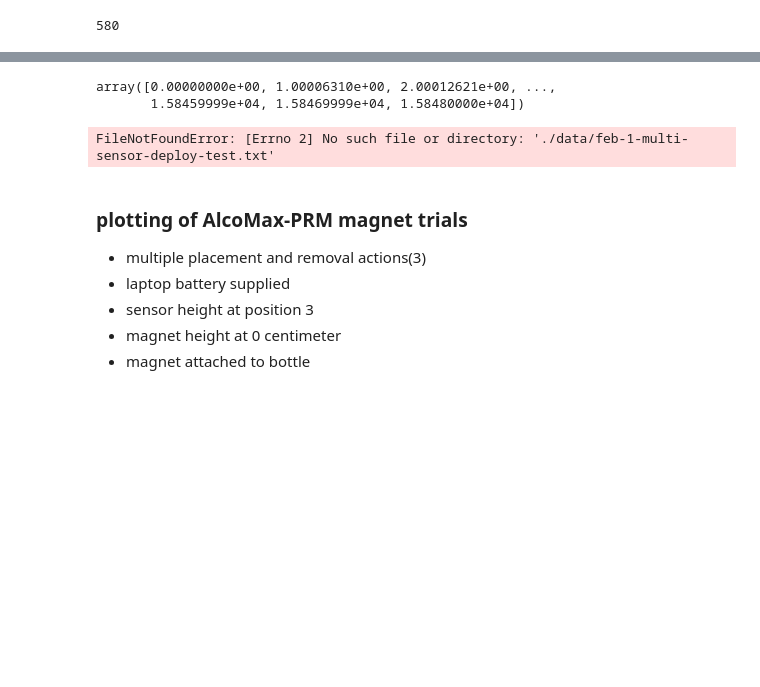
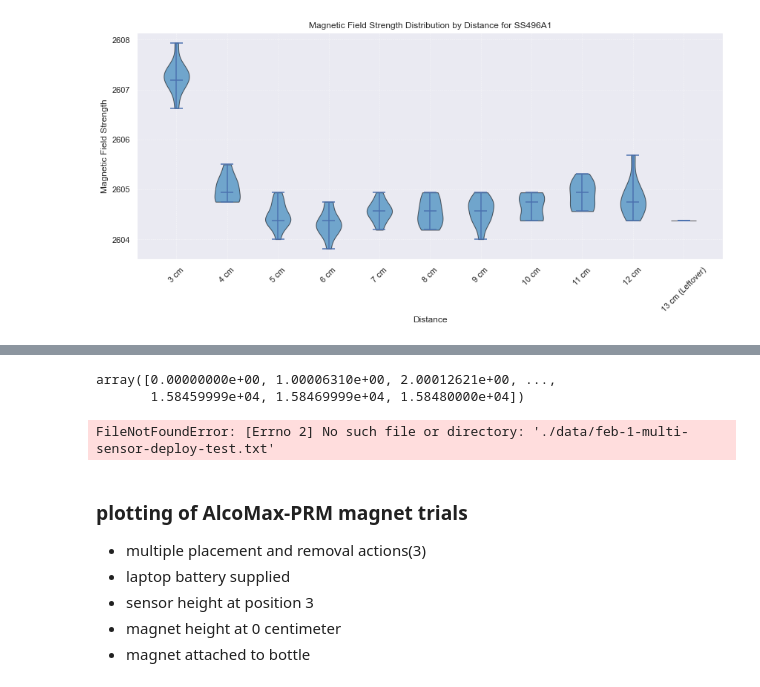
Before and after one commit to CodyWangYaohui/EcoMAT, a Jupyter notebook: data_analysis/data-acquisition-pre-processing-plotting.ipynb, the cells around one changed output, grey strips where cells are left out. Drawn from its saved outputs; the diff is of its cells as text; code cells hidden in the pictures; blank space fills up the shorter version.

Commit message:
added x-lateration with diverse anchor numbers data

```diff
--- a/data_analysis/data-acquisition-pre-processing-plotting.ipynb
+++ b/data_analysis/data-acquisition-pre-processing-plotting.ipynb
@@ -9,3 +9,7 @@ import pandas as pd
 
 import seaborn as sns
 sns.set_theme()
+# %%
+ss496a1_raw = pd.read_csv(file_path, names=["ss496a1"])
+data = ss496a1_raw['ss496a1'].to_numpy()
+data
@@ -12,7 +34,63 @@ sns.set_theme()
 # %%
-drv425evm_raw = pd.read_csv("./nov-9-drv425-prlm-stm32-distance-test.txt", names=["prlm_drv425"])
+import pandas as pd
+import numpy as np
+import matplotlib.pyplot as plt
+
+def plot_ss496_test(file_path, start_distance=1, chunk_size=11):
+    # Load the data from a CSV file
+    ss496a1_raw = pd.read_csv(file_path, names=["ss496a1"])
+
+    # Convert data to numpy array for easier manipulation
+    data = ss496a1_raw['ss496a1'].to_numpy()
+
+    # Calculate the starting index based on the starting distance
+    # start_distance of 1 corresponds to index 0; start_distance of 15 corresponds to index 140 (when chunk_size=11)
+    start_index = (start_distance - 1) * chunk_size
+    if start_index >= len(data):
+        raise ValueError("Starting distance is out of the range of the dataset")
+
+    # Slice the data starting from the calculated start index
+    data_sliced = data[start_index:]
+
+    # Determine how many full groups we have based on the chunk size
+    num_groups = len(data_sliced) // chunk_size
+    leftover = len(data_sliced) % chunk_size
+
+    # Prepare data for plotting
+    distances = [f"{start_distance + i} cm" for i in range(num_groups)]
+    violin_data = [data_sliced[i * chunk_size: (i + 1) * chunk_size] for i in range(num_groups)]
+
+    # Check if there are any leftover data points
+    if leftover > 0:
+        violin_data.append(data_sliced[-leftover:])
+        distances.append(f"{start_distance + num_groups} cm (Leftover)")
+
+    # Create a figure and a set of subplots
+    fig, ax = plt.subplots(figsize=(12, 6))
+
+    # Create the violin plot
+    parts = ax.violinplot(violin_data, showmeans=False, showmedians=True)
+
+    # Customize the violin plot colors and appearance
+    for pc in parts['bodies']:
+        pc.set_facecolor('#1f77b4')
+        pc.set_edgecolor('black')
+        pc.set_alpha(0.6)
+
+    # Customizing axis labels and title
+    ax.set_xticks(np.arange(1, len(distances) + 1))
+    ax.set_xticklabels(distances)
+    ax.set_xlabel('Distance')
+    ax.set_ylabel('Magnetic Field Strength')
+    ax.set_title('Magnetic Field Strength Distribution by Distance for SS496A1')
+    ax.grid(True, linestyle='--', linewidth=0.5, alpha=0.7)
+
+    plt.xticks(rotation=45)
+    plt.tight_layout()
+    plt.show()
+
+# Example function call with starting distance of 15 and chunk size of 11
+file_path = "./nov-9-ss496a1-prlm-stm32-test.txt"
+plot_ss496_test(file_path, start_distance=3, chunk_size=11)
+# %% [output]
+[figure, added]
-# %%
-len(np.array(drv425evm_raw["prlm_drv425"]))
-len(np.repeat(np.arange(3, 32), 20))
-# %% [output]
-580
```
Also changed, not shown: parts of 6 cells of this notebook, 14 other files.
